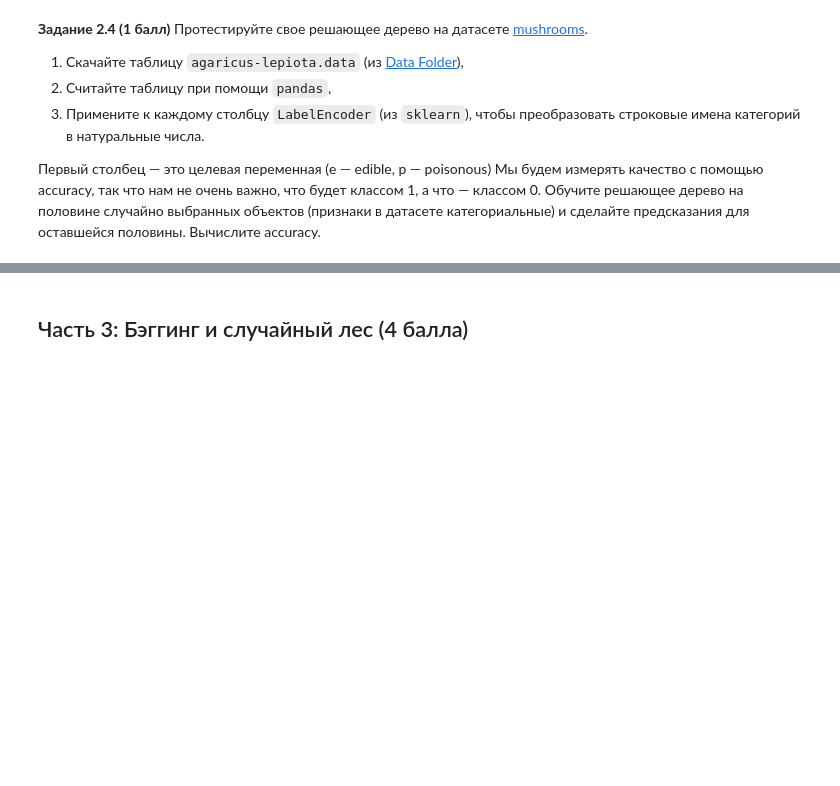
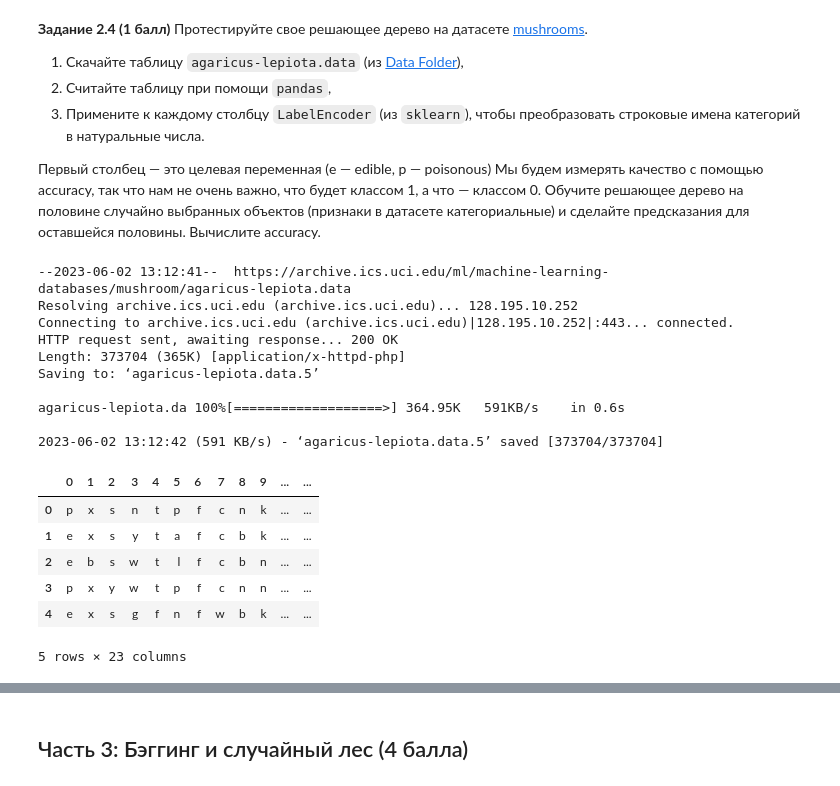
Before and after one commit to lapshinaaa/homework_machineLearning, a Jupyter notebook: hw07_trees_rf.ipynb, the cells around one changed output, grey strips where cells are left out. Cells and saved outputs as stored; diff of their text form; code cells hidden in the pictures; blank space fills up the shorter version.

```diff
--- a/hw07_trees_rf.ipynb
+++ b/hw07_trees_rf.ipynb
@@ -464,0 +558,22 @@ class DecisionTree:
+# %%
+!wget https://archive.ics.uci.edu/ml/machine-learning-databases/mushroom/agaricus-lepiota.data
+data = pd.read_csv('agaricus-lepiota.data', header=None)
+data.head()
+# %% [output]
+--2023-06-02 13:12:41--  https://archive.ics.uci.edu/ml/machine-learning-databases/mushroom/agaricus-lepiota.data
+Resolving archive.ics.uci.edu (archive.ics.uci.edu)... 128.195.10.252
+Connecting to archive.ics.uci.edu (archive.ics.uci.edu)|128.195.10.252|:443... connected.
+HTTP request sent, awaiting response... 200 OK
+Length: 373704 (365K) [application/x-httpd-php]
+Saving to: ‘agaricus-lepiota.data.5’
+
+agaricus-lepiota.da 100%[===================>] 364.95K   591KB/s    in 0.6s
+
+2023-06-02 13:12:42 (591 KB/s) - ‘agaricus-lepiota.data.5’ saved [373704/373704]
+|  | 0 | 1 | 2 | 3 | 4 | 5 | 6 | 7 | 8 | 9 | ... | ... |
+| 0 | p | x | s | n | t | p | f | c | n | k | ... | ... |
+| 1 | e | x | s | y | t | a | f | c | b | k | ... | ... |
+| 2 | e | b | s | w | t | l | f | c | b | n | ... | ... |
+| 3 | p | x | y | w | t | p | f | c | n | n | ... | ... |
+| 4 | e | x | s | g | f | n | f | w | b | k | ... | ... |
+5 rows × 23 columns
```
Also changed, not shown: parts of 25 cells of this notebook.
